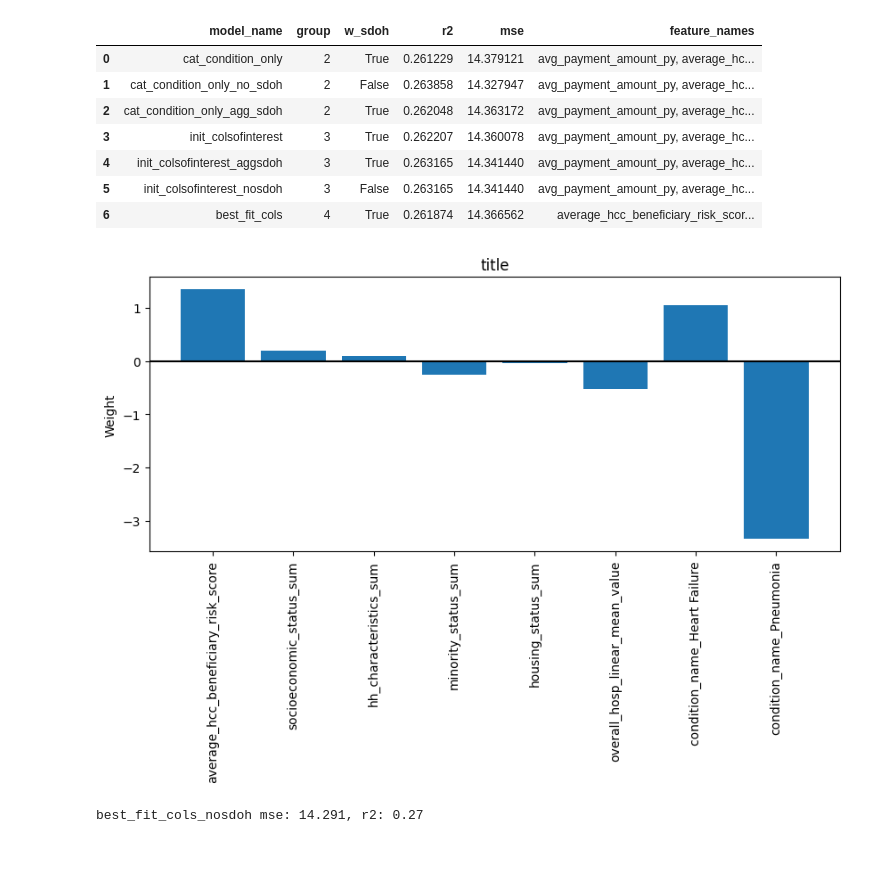
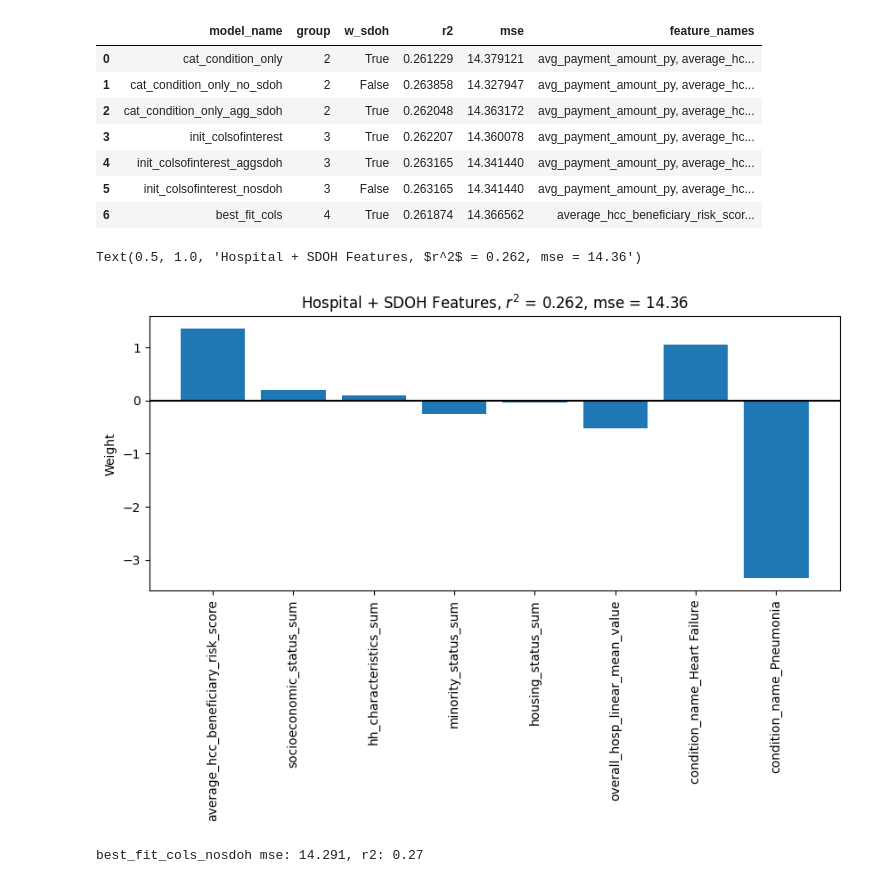
Before and after one commit to DS4A-2023-Team-20/ca-sdoh, a Jupyter notebook: code/jess/model_dev.ipynb, the cells around one changed output. Drawn from its saved outputs; the diff is of its cells as text; code cells hidden in the pictures; blank space fills up the shorter version.

```diff
--- a/code/jess/model_dev.ipynb
+++ b/code/jess/model_dev.ipynb
@@ -452,10 +452,12 @@ best_fit_cols mse: 14.367, r2: 0.26
 | 4 | init_colsofinterest_aggsdoh | 3 | True | 0.263165 | 14.341440 | avg_payment_amount_py, average_hc... |
 | 5 | init_colsofinterest_nosdoh | 3 | False | 0.263165 | 14.341440 | avg_payment_amount_py, average_hc... |
 | 6 | best_fit_cols | 4 | True | 0.261874 | 14.366562 | average_hcc_beneficiary_risk_scor... |
-# %%
-plot_linear_weights(X_processed, fit_model)
-# %% [output]
-[figure, removed]
+# %%
+plot_linear_weights(X_processed, fit_model)
+plt.title(f"Hospital + SDOH Features, $r^2$ = 0.262, mse = 14.36")
+# %% [output]
+Text(0.5, 1.0, 'Hospital + SDOH Features, $r^2$ = 0.262, mse = 14.36')
+[figure, added]
 # %%
 model_name = "best_fit_cols_nosdoh"
 
```
Also changed, not shown: parts of 3 cells of this notebook, 1 other file.
